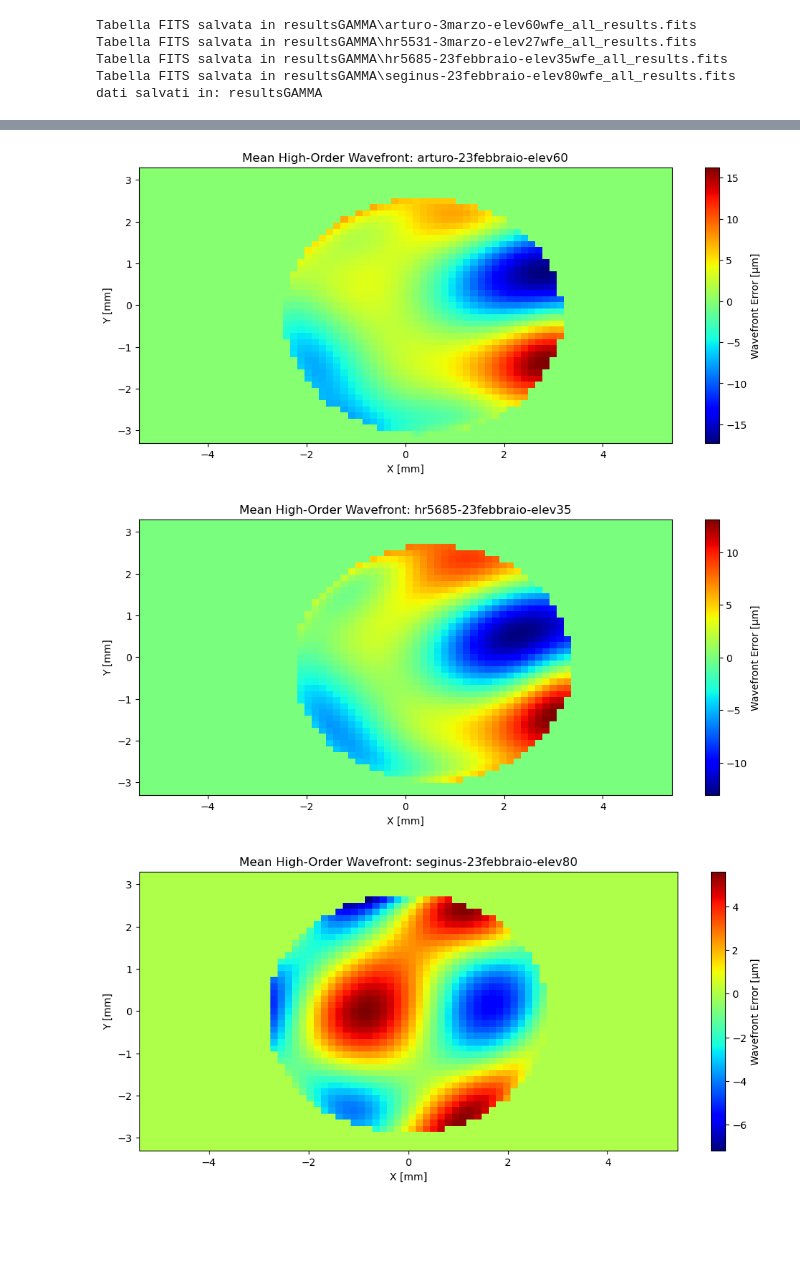
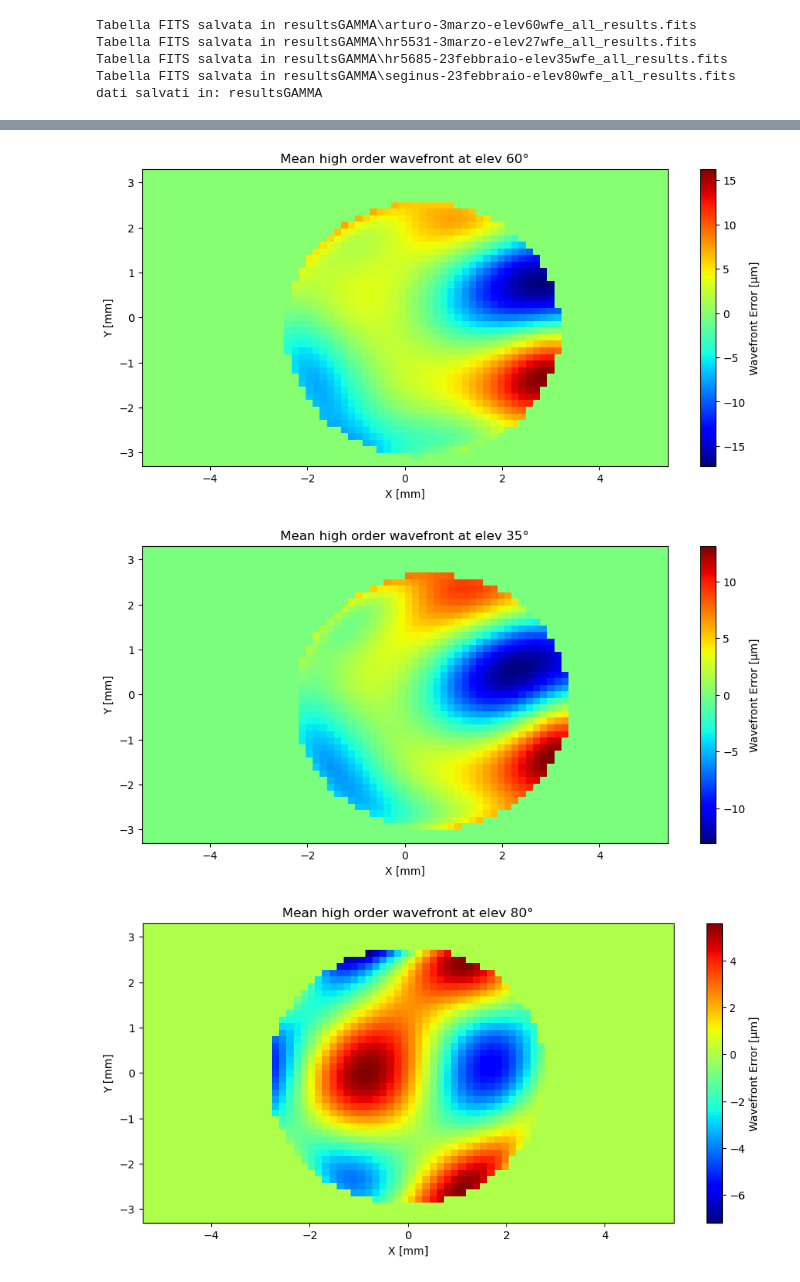
Before and after one commit to Leonardo-5/Zernike_analysis_of_wavefront, a Jupyter notebook: Zernike-fit_3.0.ipynb, the cells around one changed output, grey strips where cells are left out. Drawn from its saved outputs; the diff is of its cells as text; code cells hidden in the pictures; blank space fills up the shorter version.

Commit message:
minor plot update

```diff
--- a/Zernike-fit_3.0.ipynb
+++ b/Zernike-fit_3.0.ipynb
@@ -345,7 +348,7 @@ def plot_wavefront_new(x_coords, y_coords, wf_array, title=None, cmap='jet'):
     x_coords_valid = x_coords[~np.isnan(x_coords)]
     y_coords_valid = y_coords[~np.isnan(y_coords)]
 
-    plt.figure(figsize=(12, 5))
+    plt.figure(figsize=(11, 5))
     plt.imshow(wf_array, extent=(x_coords_valid.min(), x_coords_valid.max(), y_coords_valid.min(), y_coords_valid.max()),
                origin='upper', cmap=cmap, aspect='auto')
     plt.xlabel('X [mm]')
@@ -572,17 +575,21 @@ Elevation 60:
 # %%
 # Find all mean high-order wavefront FITS files in resultsGAMMA
 mean_high_files = glob.glob(os.path.join('resultsGAMMA', '*wavefront_high_cube.fits'))
 
 for fits_file in mean_high_files:
     # Read the mean high-order wavefront (first extension is the data cube)
     with fits.open(fits_file) as hdul:
         wf_high_mean = hdul[0].data[0]  # shape (Ny, Nx)
     # Try to extract the target name for the plot title
     match = re.search(r'resultsGAMMA[\\/](.*?)wavefront_high_cube\.fits', fits_file)
     target_name = match.group(1) if match else os.path.basename(fits_file)
     # Plot
-    plot_wavefront_new(x_coords, y_coords, wf_high_mean, title=f"Mean High-Order Wavefront: {target_name}", cmap='jet')
+    # Extract elevation from the target name if possible
+    elev_match = re.search(r'elev(\d{2})', target_name)
+    elev_str = elev_match.group(1) if elev_match else "?"
+    plt_title = f"Mean high order wavefront at elev {elev_str}°"
+    plot_wavefront_new(x_coords, y_coords, wf_high_mean, title=plt_title, cmap='jet')
 # %% [output]
-[figure, old version]
+[figure, new version]
-[figure, old version]
+[figure, new version]
-[figure, old version]
+[figure, new version]
```
Also changed, not shown: parts of 2 cells of this notebook, 5 other files.
